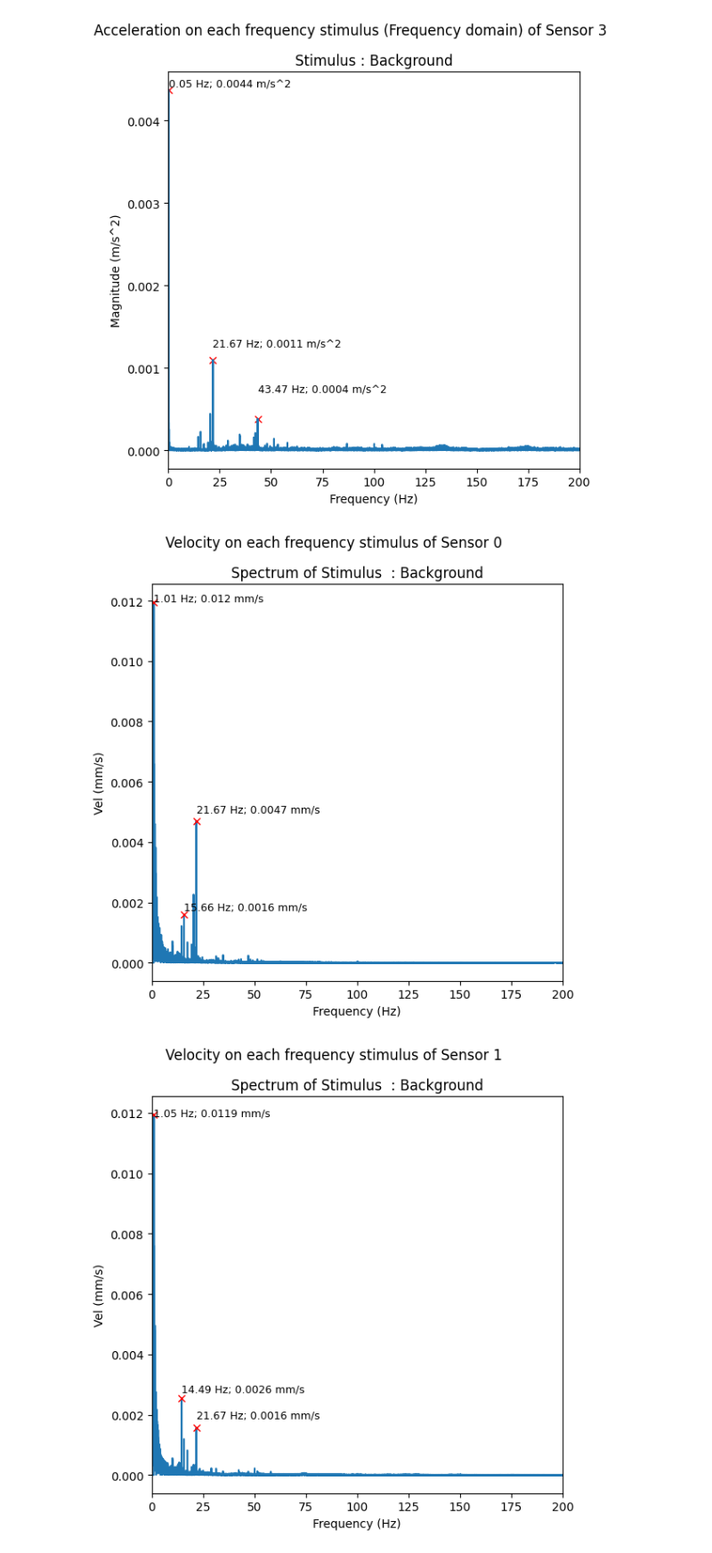
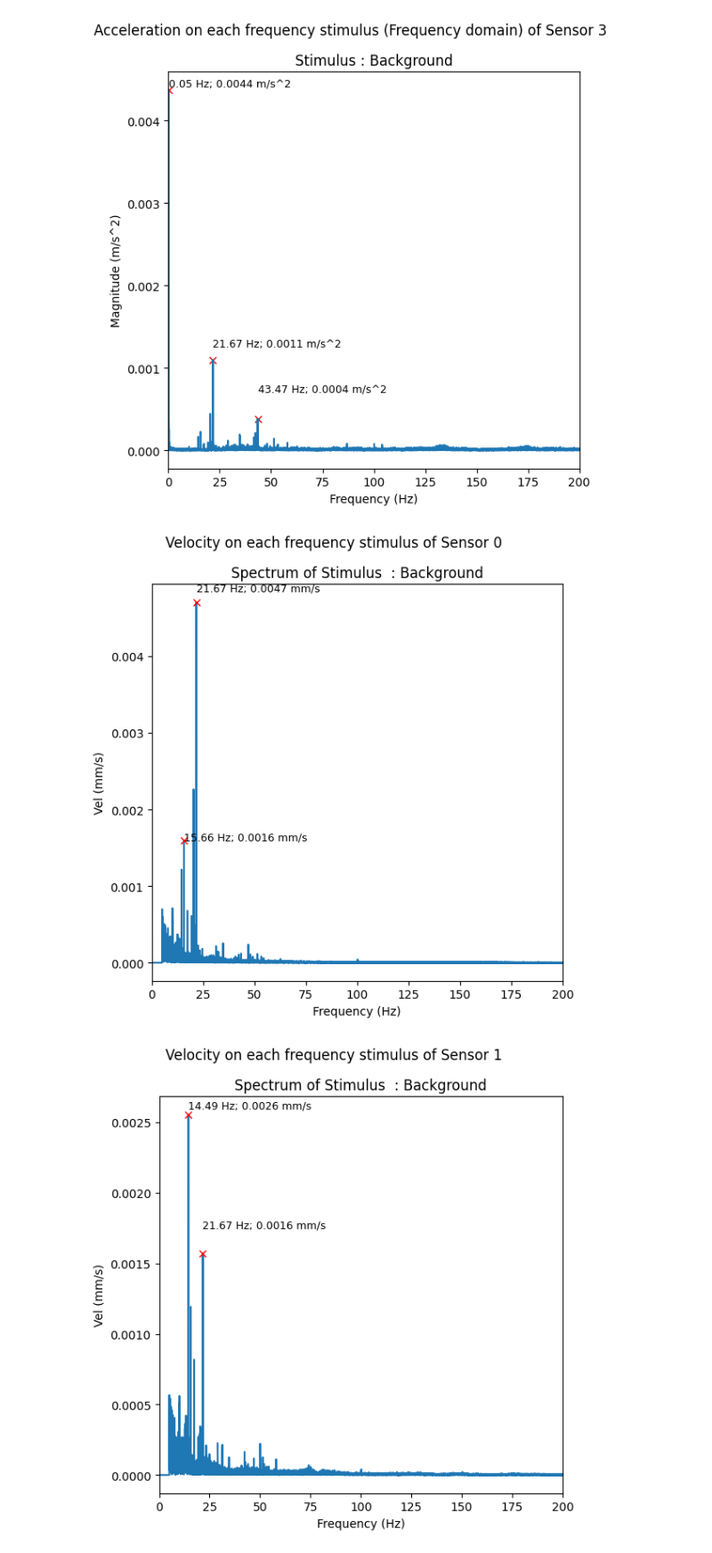
Before and after one commit to VibrasticLab/General_Projects, a Jupyter notebook: JLL_CWO_Okt_2023/extractdata_nidaq (update)_bg.ipynb, the cells around one changed output. Shown at 89% size. Cells and saved outputs as stored; diff of their text form; code cells hidden in the pictures.

```diff
--- a/JLL_CWO_Okt_2023/extractdata_nidaq (update)_bg.ipynb
+++ b/JLL_CWO_Okt_2023/extractdata_nidaq (update)_bg.ipynb
@@ -140,7 +140,7 @@ plt.show()
 # %%
 # Convert each acceleration (segmented) data into velocity units
 vel = []
-cf_frequency = 1
+cf_frequency = 5
 for pivot in range(len(segmented_data)):
     plt.figure(figsize=(6,6), tight_layout=True)
     plt.suptitle("Velocity on each frequency stimulus of Sensor "+str(pivot))
@@ -155,32 +155,32 @@ for pivot in range(len(segmented_data)):
         plt.plot(freq_data, data)
 
         peaks, _ = find_peaks(data, height=0.001, distance=1000)
         plt.plot(freq_data[peaks], data[peaks], 'rx')
         trunkx = 0
         trunky = 0
         for x, y in zip(np.round(freq[peaks],2), np.round(data[peaks],4)):
             # plt.annotate(str(x) + " Hz; " + str(y) + " m/s^2", xy=(x,y+0.0001), fontsize=9)
             # plt.annotate(str(y) + " m/s^2", xy=(x,y), fontsize=9)
             plt.annotate(str(x) + " Hz; " + str(y) + " mm/s", xy=(x-trunkx,y+trunky), fontsize=9)
             trunkx = trunkx + 0.001
             if y+1 > y:
                 trunky = trunky + 0.00015
             else:
                 trunky = trunky - 0.00015
 
 
         # plt.subplot(len(segmented_data), 2, 2*i+1)
         # plt.plot(t[datapoints[i][0]:datapoints[i][1]], vel_data*1e3)
         # plt.xlabel("Time (s)")
         # plt.ylabel("Vel (mm/s)")
         # plt.title("Waveform of Stimulus Frequencies : " + freq_stimulus[i] + " Hz")
 
         # plt.subplot(len(segmented_data), 2, 2*(i+1))
         # plt.plot(freq_data, abs(VEL_data)*1e3)
         plt.xlabel("Frequency (Hz)")
         plt.ylabel("Vel (mm/s)")
         plt.xlim([0, 200])
         plt.title("Spectrum of Stimulus  : " + freq_stimulus[i])
 # %% [output]
-[figure, old version]
+[figure, new version]
-[figure, old version]
+[figure, new version]
```
Also changed, not shown: parts of 7 cells of this notebook.
